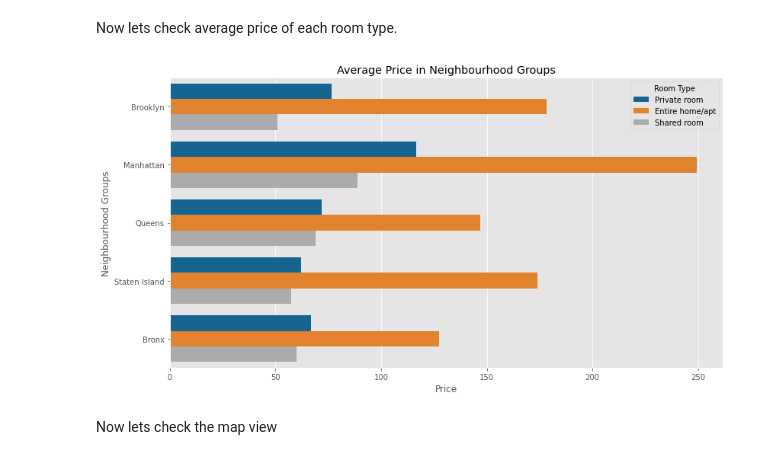
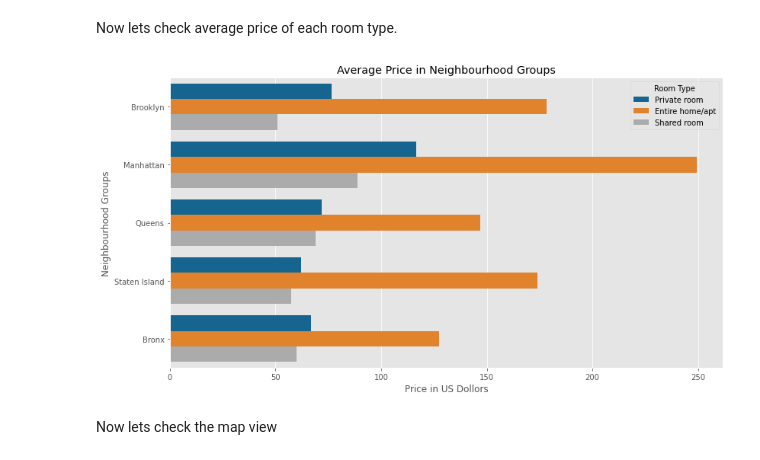
Before and after one commit to aaravpanchal/Ted-Talk-Views-Prediction-, a Jupyter notebook: EDA_AIRBNB_NYC_2019.ipynb, the cells around one changed output. Drawn from its saved outputs; the diff is of its cells as text; code cells hidden in the pictures.

```diff
--- a/EDA_AIRBNB_NYC_2019.ipynb
+++ b/EDA_AIRBNB_NYC_2019.ipynb
@@ -202,15 +202,15 @@ Now lets check average price of each room type.
 # %%
 #average room type price
 plt.figure(figsize=(13,7))
 plt.title("Room Type on Neighbourhood Group")
 sns.barplot(y = 'neighbourhood_group', x = 'price',hue= "room_type", data = newdf, ci = None)
 plt.title("Average Price in Neighbourhood Groups")
 plt.ylabel("Neighbourhood Groups")
-plt.xlabel("Price")
+plt.xlabel("Price in US Dollors")
 plt.legend(title='Room Type')
 plt.show()
 # %% [output]
-[figure, old version]
+[figure, new version]
 # %% [markdown]
 Now lets check the map view
 # %%
```
Also changed, not shown: parts of 1 cell of this notebook.
